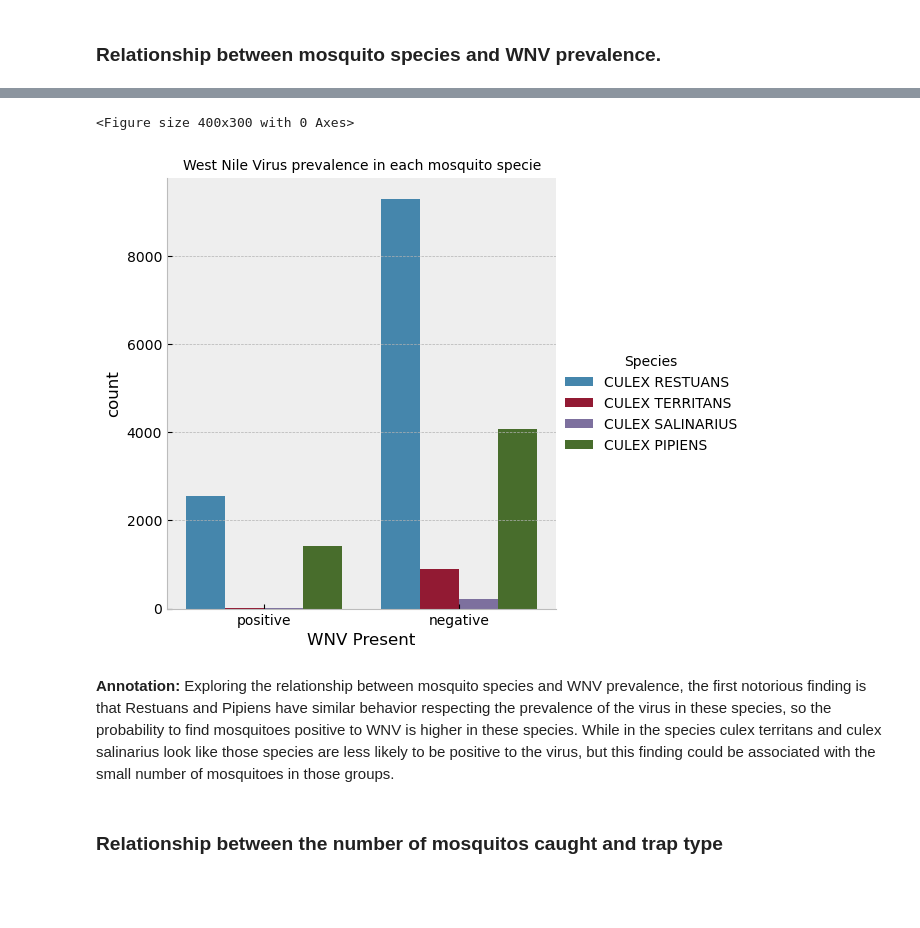
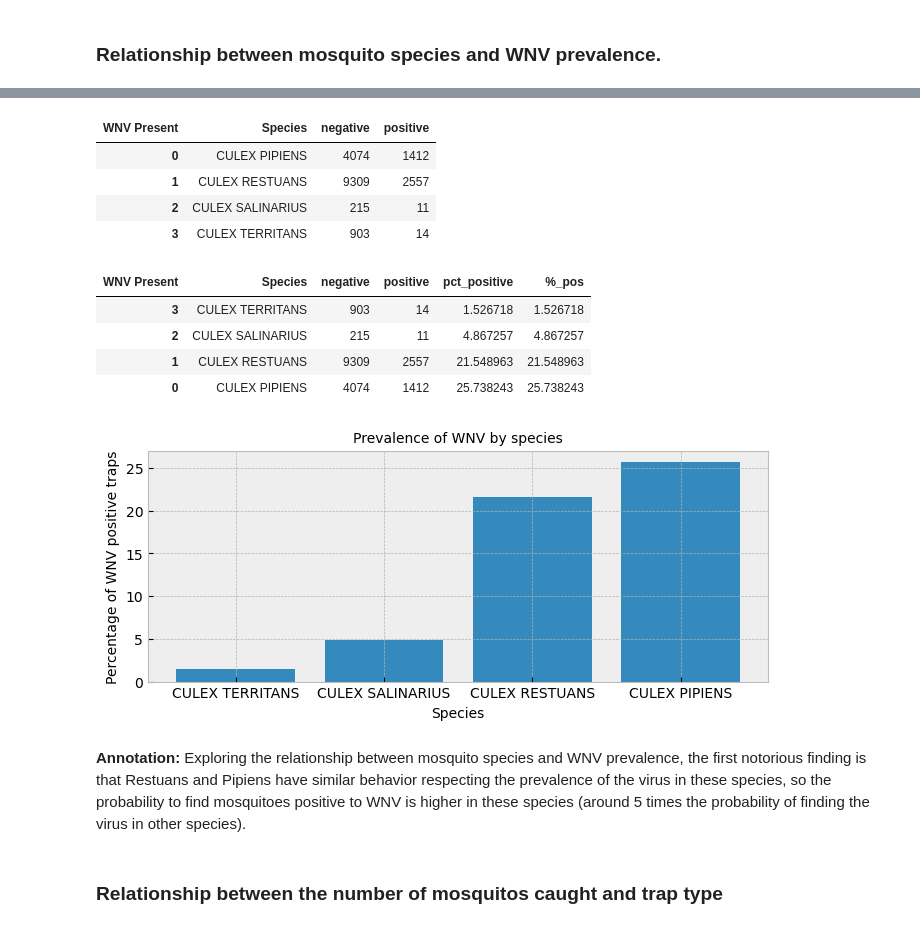
Before and after one commit to CarolMargeth/Public_Health_Case, a Jupyter notebook: Exploratory Data Analysis.ipynb, the cells around one changed output, grey strips where cells are left out. Drawn from its saved outputs; the diff is of its cells as text; code cells hidden in the pictures; blank space fills up the shorter version.

```diff
--- a/Exploratory Data Analysis.ipynb
+++ b/Exploratory Data Analysis.ipynb
@@ -608,2 +561,5 @@ plt.show()
 # %% [markdown]
 ### Relationship between mosquito species and WNV prevalence.
+# %%
+# Mapping positive cases as 1 and negative cases as 0.
+cleaned_data['WNV Prevalence'] = cleaned_data['WNV Present'].replace({'positive': 1, 'negative': 0})
@@ -609,0 +583,7 @@ plt.show()
+# %%
+# Create a new dataframe with the specie and total of positive and negative WNV cases
+virusperspecie = cleaned_data.groupby(cleaned_data['Species'])['WNV Present'].value_counts()
+virusperspecie = pd.DataFrame(virusperspecie)
+virusperspecie.columns = ['Count']
+virusperspecie = virusperspecie.reset_index()
+virusperspecie
@@ -610,15 +600,40 @@ plt.show()
+# %%
+# Pivot to get the number by specie
+virusperspecie = virusperspecie.pivot(index='Species', columns='WNV Present', values='Count').reset_index()
+virusperspecie
+# %% [output]
+| WNV Present | Species | negative | positive |
+| 0 | CULEX PIPIENS | 4074 | 1412 |
+| 1 | CULEX RESTUANS | 9309 | 2557 |
+| 2 | CULEX SALINARIUS | 215 | 11 |
+| 3 | CULEX TERRITANS | 903 | 14 |
+# %%
+#Now calculate the prevalence
+
+neg_species = virusperspecie['negative']
+pos_species = virusperspecie['positive']
+virusperspecie['%_pos'] = pos_species/(neg_species+pos_species)*100
+
+virusperspecie.sort_values(by='%_pos', ascending = True, inplace = True)
+virusperspecie
+# %% [output]
+| WNV Present | Species | negative | positive | pct_positive | %_pos |
+| 3 | CULEX TERRITANS | 903 | 14 | 1.526718 | 1.526718 |
+| 2 | CULEX SALINARIUS | 215 | 11 | 4.867257 | 4.867257 |
+| 1 | CULEX RESTUANS | 9309 | 2557 | 21.548963 | 21.548963 |
+| 0 | CULEX PIPIENS | 4074 | 1412 | 25.738243 | 25.738243 |
 # %%
 # Using an appropriate visual, explore the relationship between mosquito species and WNV prevalence.
 
-plt.figure()
-sns.catplot(data=cleaned_data, x="WNV Present", hue="Species", order=['positive','negative'], kind="count")
-plt.title('West Nile Virus prevalence in each mosquito specie', size=10)
+plt.figure(figsize=(8,3))
+plt.bar(virusperspecie['Species'], virusperspecie['%_pos']);     # horizontal orientation easier to read
+plt.xlabel('Species', size = 10)
+plt.ylabel('Percentage of WNV positive traps', size = 10)
+plt.title('Prevalence of WNV by species', size = 10)
 plt.show()
 # %% [output]
-<Figure size 400x300 with 0 Axes>
-[figure, old version]
+[figure, new version]
 # %% [markdown]
-**Annotation:** Exploring the relationship between mosquito species and WNV prevalence, the first notorious finding is that Restuans and Pipiens have similar behavior respecting the prevalence of the virus in these species, so the probability to find mosquitoes positive to WNV is higher in these species.
-While in the species culex territans and culex salinarius look like those species are less likely to be positive to the virus, but this finding could be associated with the small number of mosquitoes in those groups.
+**Annotation:** Exploring the relationship between mosquito species and WNV prevalence, the first notorious finding is that Restuans and Pipiens have similar behavior respecting the prevalence of the virus in these species, so the probability to find mosquitoes positive to WNV is higher in these species (around 5 times the probability of finding the virus in other species).
 # %% [markdown]
 ### Relationship between the number of mosquitos caught and trap type
```
Also changed, not shown: parts of 41 cells of this notebook, 2 other files.
